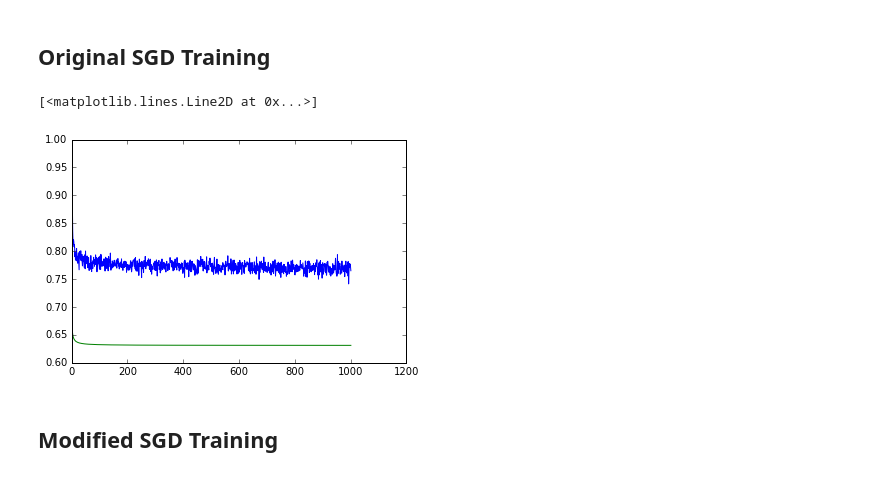
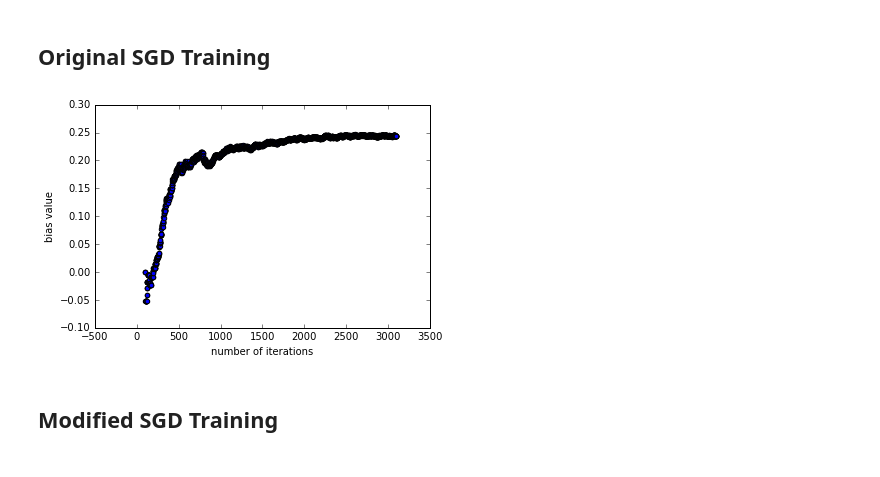
Before and after one commit to chengtang48/SGD_autoencoders, a Jupyter notebook: experiments-autoencoders.ipynb, the cells around one changed output. Cells and saved outputs as stored; diff of their text form; code cells hidden in the pictures.

```diff
--- a/experiments-autoencoders.ipynb
+++ b/experiments-autoencoders.ipynb
@@ -130,10 +131,10 @@ tf.reset_default_graph()
 #np.random.randn(100,64).shape
 # %%
 
-#init_weights = tf.random_normal([width, dim], dtype=tf.float64) # init random weights
+init_weights = tf.random_normal([width, dim], dtype=tf.float64) # init random weights
 #init_weights = tf.constant(batch_data_generator(dim, noise_bound, width, gt_dict=gt_dict), dtype=tf.float64)
-init_weights = tf.constant(batch_data_generator(dim, noise_bound, width, dict_type, dict_size, gt_dict),
-                               dtype=tf.float64)
+# init_weights = tf.constant(batch_data_generator(dim, noise_bound, width, dict_type, dict_size, gt_dict),
+#                                dtype=tf.float64)
 init_bias = bias_init(init_weights, norm, init_batch_size, batch_data_generator,
                             dim, noise_bound, dict_type, dict_size, gt_dict)
 with tf.Session() as sess:
@@ -196,5 +203,10 @@ print('ground truth', gt_dict)
 # %% [markdown]
 ## Original SGD Training
+# %%
+## reset parameters
+
+t_o = 100
+c_prime = 20
 # %%
 ## Relu - autoencoder model with tied weights
 
@@ -202,7 +214,7 @@ print('ground truth', gt_dict)
 weights = tf.Variable(init_weights_, dtype=tf.float64)
 #bias = tf.Variable(init_bias_, dtype=tf.float64)
 bias = tf.Variable(np.zeros(width), dtype=tf.float64, trainable=True)
-create_row_normalize_op = tf.assign(weights, norm * tf.nn.l2_normalize(weights, dim=1))
+create_row_normalize_op = tf.assign(weights, tf.nn.l2_normalize(weights, dim=1))
 ### define model and loss
 def encoder(weights, bias, x):
     return tf.add(tf.matmul(x, tf.transpose(weights)), bias)
@@ -219,7 +231,7 @@ def data_wise_mean_sq_loss(x, weights, bias):
     return tf.reduce_mean(tf.reduce_sum(tf.square(x - x_hat), axis=1))
 
 #x_gt = tf.placeholder(tf.float64, [dim,])
-mini_batch_size = 400
+mini_batch_size = 1
 batch_x = tf.placeholder(tf.float64, [mini_batch_size, dim])
 
 ### define optimizer
@@ -230,7 +242,7 @@ decay_rate = 1.0
 increment_global_step_op = tf.assign(global_step, global_step+1)
 ##
 learn_rate = tf.train.inverse_time_decay(tf.cast(learning_rate, tf.float64), global_step, decay_steps, decay_rate)
-#learn_rate = 0.001
+#learn_rate = tf.constant(0.001, tf.float64)
 init_eval_batch = batch_data_generator(dim, noise_bound, 100, dict_type, dict_size, gt_dict)
 init_eval_batch = np.array(init_eval_batch, dtype='float64')
 init_loss = data_wise_mean_sq_loss(init_eval_batch, init_weights_, 0)
@@ -253,12 +265,13 @@ train_op = tf.train.GradientDescentOptimizer(learn_rate).minimize(data_wise_mean
 #test_sample = batch_data_generator(dim, noise_bound, 100)
 avg_scores_list = list()
 losses_list = list()
-control_weight = False
+learn_rate_list = list()
+control_weight = True
 verbose = False
 for n_runs in range(10):
     bias_list = [np.zeros(width)]
+    avg_scores = list()
     #firing_list = list()
-    avg_scores = list()
     losses = [init_loss_]
     with tf.Session() as sess:
         sess.run(tf.global_variables_initializer())
@@ -267,21 +280,22 @@ for n_runs in range(10):
             if i==0:
                 avg_scores.append(cos_sq_avg_distances(init_weights_, gt_dict))
                 #get_firing_pattern_op(firing_list, init_weights_, init_bias_, x)
-            _, weights_, bias_ = sess.run([train_op, weights, bias], feed_dict={batch_x: x})
+            _, weights_, bias_, learn_rate_ = sess.run([train_op, weights, bias, learn_rate], feed_dict={batch_x: x})
             if control_weight:
                 ## normalize weight if control_weight is on
                 _, weights_ = sess.run([create_row_normalize_op, weights])
             _, loss_ = sess.run([update_loss_op, loss], feed_dict={batch_x: x})
-            n_steps = sess.run(increment_global_step_op)
+            n_steps_ ,learn_rate_ = sess.run([increment_global_step_op, learn_rate])
             #print('reconstruction error', cos_sq_avg_distances(weights_, gt_dict))
             avg_scores.append(cos_sq_avg_distances(weights_, gt_dict))
             #get_firing_pattern_op(firing_list, weights_, bias_, x)
             get_bias_evolution_op(bias_list, bias_)
             losses.append(loss_)
-            if verbose and (n_steps-t_o) % 100 == 0:
-                print('Training at %d-th iteration'% (n_steps-t_o))
+            if verbose and ((n_steps_-t_o) % 100 == 0):
+                print('Training at %d-th iteration'% (n_steps_-t_o))
                 print('Training objective loss', loss_)
                 print('Dictionary approximation distance', cos_sq_avg_distances(weights_, gt_dict))
+            learn_rate_list.append(learn_rate_)
         avg_scores_list.append(avg_scores)
         losses_list.append(losses)
         #weights_final = weights_.eval()
@@ -291,16 +305,20 @@ for n_runs in range(10):
 # %%
 # bias_list
 time_pts = range(t_o, t_o+train_steps+1)
 # print(cos_sq_avg_distances(init_weights_, gt_dict))
 loss_graph = np.mean(np.array(losses_list), axis=0)
 sine_graph = np.mean(np.array(avg_scores_list), axis=0)
-#plt.plot(time_pts, bias_list)
+plt.scatter(time_pts, np.array(bias_list)[:,2])
+plt.xlabel('number of iterations')
+plt.ylabel('bias value')
+plt.savefig('bias_plot_wc.eps')
+#plt.savefig('dim8_datainit_bias_original_example.eps')
 #len(loss_graph)
-plt.plot(time_pts, loss_graph)
-plt.plot(time_pts, sine_graph)
-# firing_list = np.array(firing_list)
+#plt.scatter(time_pts[1:], loss_graph[1:])
+#plt.scatter(time_pts, sine_graph)
+#plt.plot(time_pts, learn_rate_list)
+#firing_list = np.array(firing_list)
 # offset = -1
 # plt.scatter(time_pts[:50], firing_list[offset-50:offset,0])
 # %% [output]
-[<matplotlib.lines.Line2D at 0x...>]
-[figure, old version]
+[figure, new version]
```
Also changed, not shown: parts of 15 cells of this notebook, 3 other files.
